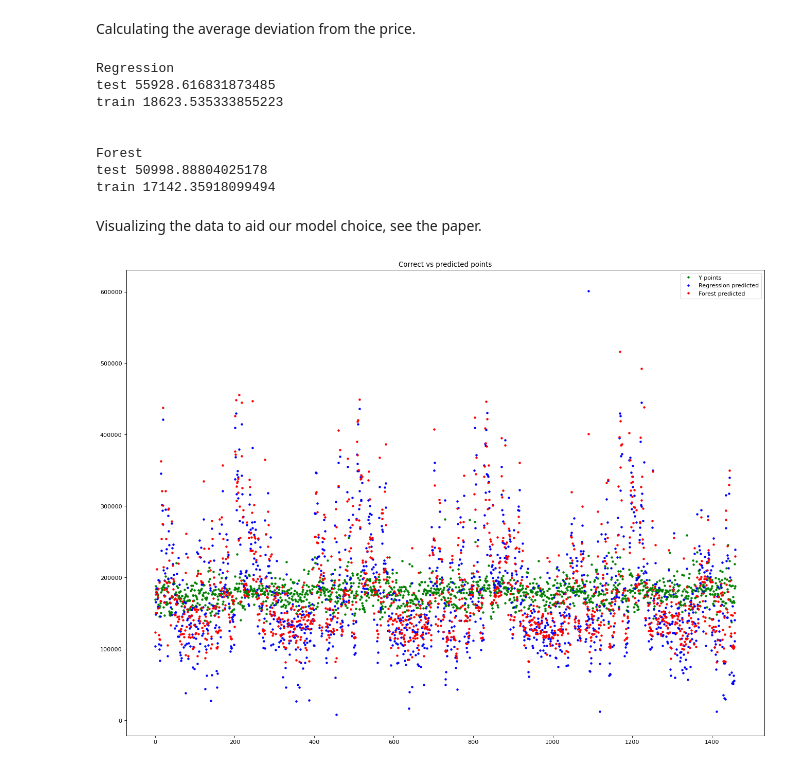
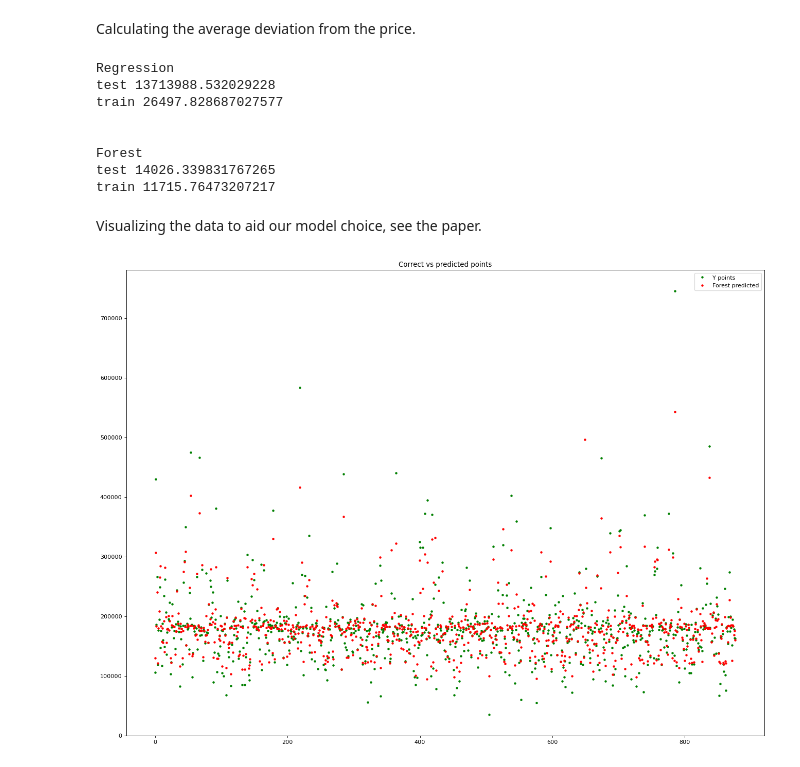
Before and after one commit to Brammetje23/Project-X, a Jupyter notebook: HousePrices_m2.ipynb, the cells around one changed output. Saved outputs shown, nothing was run; the diff lists cells and outputs as text; code cells hidden in the pictures.

Commit message:
Did manual split of the data, set up forest with label encoding, better results.

```diff
--- a/HousePrices_m2.ipynb
+++ b/HousePrices_m2.ipynb
@@ -218,13 +199,42 @@ y_prediction_reg = LinearModel.predict(x_test_num)
+# %%
+# Converting the data to numerical, for now 2 methods are used.
+data_num_ohe = one_hot_encoding(data_cleaned)
+data_num_le = one_hot_encoding(data_cleaned)
+
+# Create X and Y data
+data_num_ohe_x, data_num_ohe_y = split_x_y(data_num_ohe)
+data_num_le_x, data_num_le_y = split_x_y(data_num_le)
+
+# Create test and train split
+train_num_ohe_x, test_num_ohe_x, train_num_ohe_y, test_num_ohe_y = train_test_split(data_num_ohe_x, data_num_ohe_y, test_size = 0.3, random_state=40)
+train_num_le_x, test_num_le_x, train_num_le_y, test_num_le_y = train_test_split(data_num_le_x, data_num_le_y, test_size = 0.3, random_state=40)
+
+
+train_num_le_x = train_num_le_x.reset_index(drop=True)
+train_num_le_y = train_num_le_y.reset_index(drop=True)
+test_num_le_x = test_num_le_x.reset_index(drop=True)
+test_num_le_y = test_num_le_y.reset_index(drop=True)
+
+
+
+# Make a model
+LinearModel = LinearRegression()
+# Fit the data
+LinearModel.fit(train_num_le_x, train_num_le_y)
+# Predict train
+train_prediction_reg = LinearModel.predict(train_num_le_x)
+# Predict test
+y_prediction_reg = LinearModel.predict(test_num_le_x)
 # %% [markdown]
 Random Forest:
 # %%
 # Creating forests
 regr = RandomForestRegressor(max_depth=5, random_state=3)
-regr.fit(x_train_num, y_train_num)
+regr.fit(train_num_le_x, train_num_le_y)
 
 # Getting prediction and calculating accuracy
-y_prediction_forest = regr.predict(x_test_num)
-train_prediction_forest = regr.predict(x_train_num)
+y_prediction_forest = regr.predict(test_num_le_x)
+train_prediction_forest = regr.predict(train_num_le_x)
 # %% [markdown]
 Calculating the average deviation from the price.
 # %%
@@ -237,35 +247,35 @@ def dev(y, y_hat):
 
 # Regression
 print('Regression')
-print('test', dev(y_test_num, y_prediction_reg))
-print('train', dev(y_train_num, train_prediction_reg))
+print('test', dev(test_num_le_y, y_prediction_reg))
+print('train', dev(train_num_le_y, train_prediction_reg))
 print('\n')
 
 
 # Forest
 print('Forest')
-print('test', dev(y_test_num, y_prediction_forest))
-print('train', dev(y_train_num, train_prediction_forest))
+print('test', dev(test_num_le_y, y_prediction_forest))
+print('train', dev(train_num_le_y, train_prediction_forest))
 # %% [output]
 Regression
-test 55928.616831873485
-train 18623.535333855223
+test 13713988.532029228
+train 26497.828687027577
 
 
 Forest
-test 50998.88804025178
-train 17142.35918099494
+test 14026.339831767265
+train 11715.76473207217
 # %% [markdown]
 Visualizing the data to aid our model choice, see the paper.
 # %%
-x_points = np.linspace(0, len(y_test_num), len(y_test_num))
+x_points = np.linspace(0, len(test_num_le_y), len(test_num_le_y))
 
 figure(figsize=(20, 15), dpi=80)
 plt.title('Correct vs predicted points')
-plt.plot(x_points, y_test_num, "g.", label='Y points')
-plt.plot(x_points, y_prediction_reg, "b.", label='Regression predicted')
+plt.plot(x_points, test_num_le_y, "g.", label='Y points')
+#plt.plot(x_points, y_prediction_reg, "b.", label='Regression predicted')
 plt.plot(x_points, y_prediction_forest, "r.", label='Forest predicted')
 plt.legend()
 plt.show()
 # %% [output]
-[figure, old version]
+[figure, new version]
```
Also changed, not shown: parts of 3 cells of this notebook.
